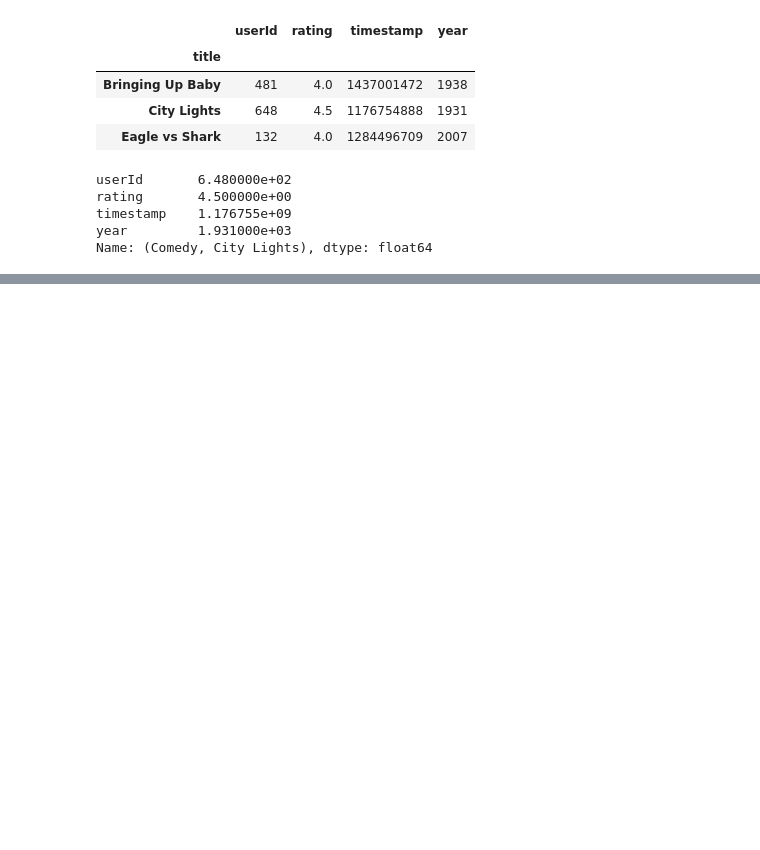
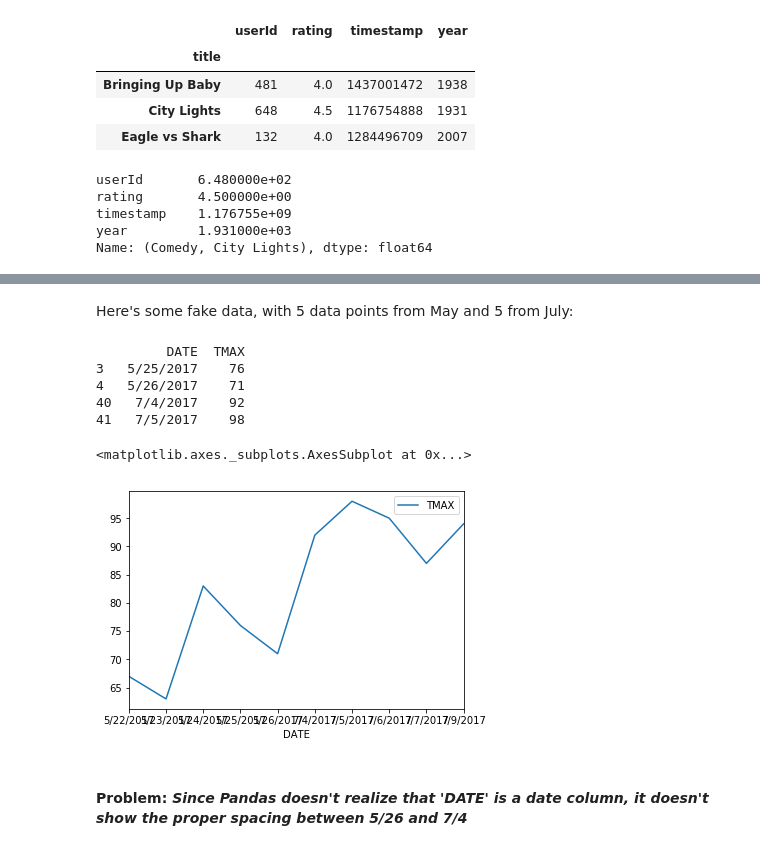
Before and after one commit to organisciak/Scripting-Course, a Jupyter notebook: slides/07-pandas-review-mongo-intro.ipynb, the cells around one changed output, grey strips where cells are left out. Saved outputs shown, nothing was run; the diff lists cells and outputs as text; code cells hidden in the pictures; blank space fills up the shorter version.

```diff
--- a/slides/07-pandas-review-mongo-intro.ipynb
+++ b/slides/07-pandas-review-mongo-intro.ipynb
@@ -668,0 +313,16 @@ list(results)
+# %% [markdown]
+Here's some fake data, with 5 data points from May and 5 from July:
+# %%
+fake_data = pd.concat([df[0:5], df[40:45]])
+print(fake_data[['DATE', 'TMAX']][3:7])
+fake_data.plot(x='DATE', y='TMAX')
+# %% [output]
+         DATE  TMAX
+3   5/25/2017    76
+4   5/26/2017    71
+40   7/4/2017    92
+41   7/5/2017    98
+<matplotlib.axes._subplots.AxesSubplot at 0x...>
+[figure, added]
+# %% [markdown]
+#### Problem: *Since Pandas doesn't realize that 'DATE' is a date column, it doesn't show the proper spacing between 5/26 and 7/4*
```
Also changed, not shown: parts of 103 cells of this notebook, 1 other file.
